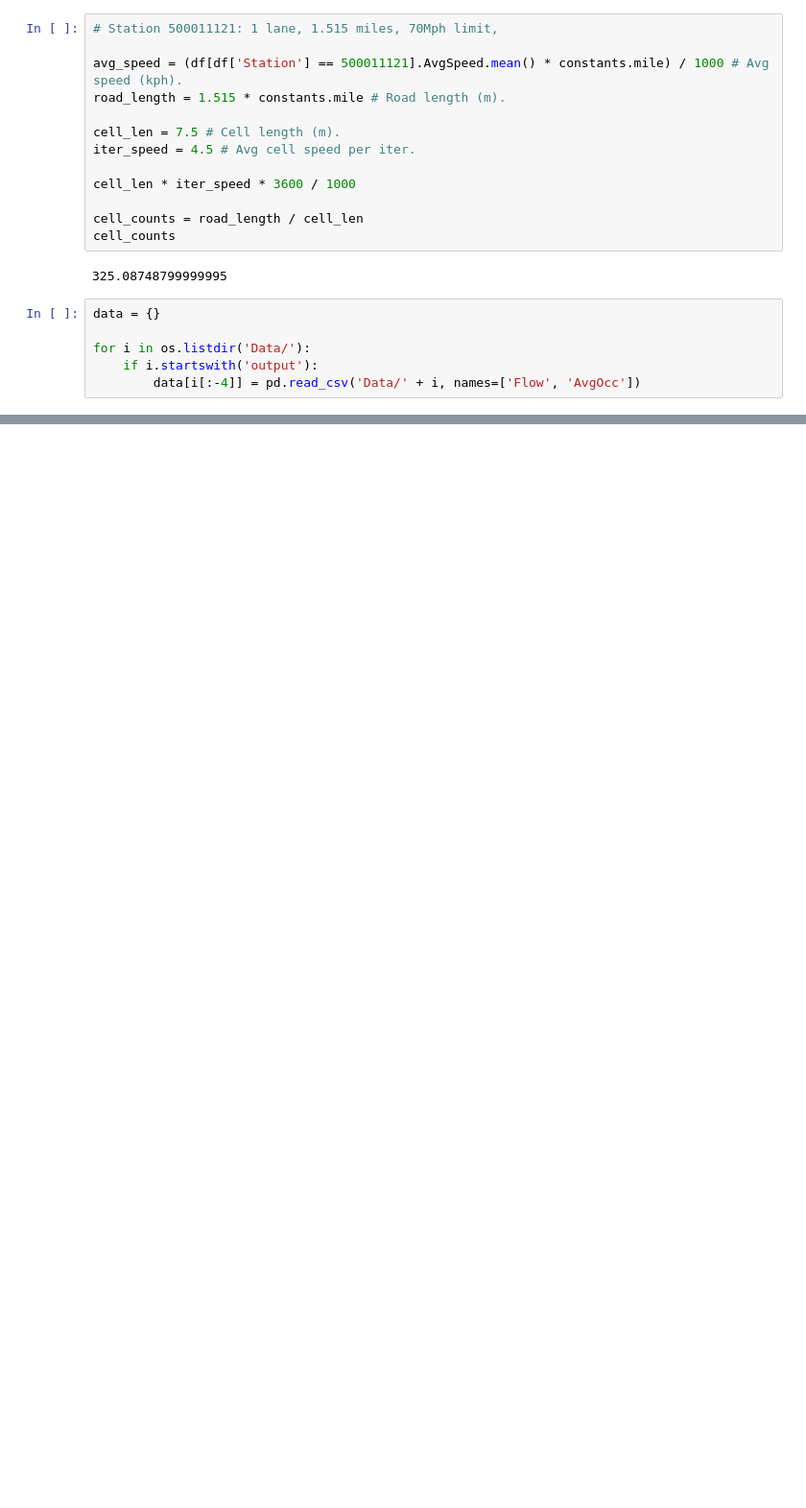
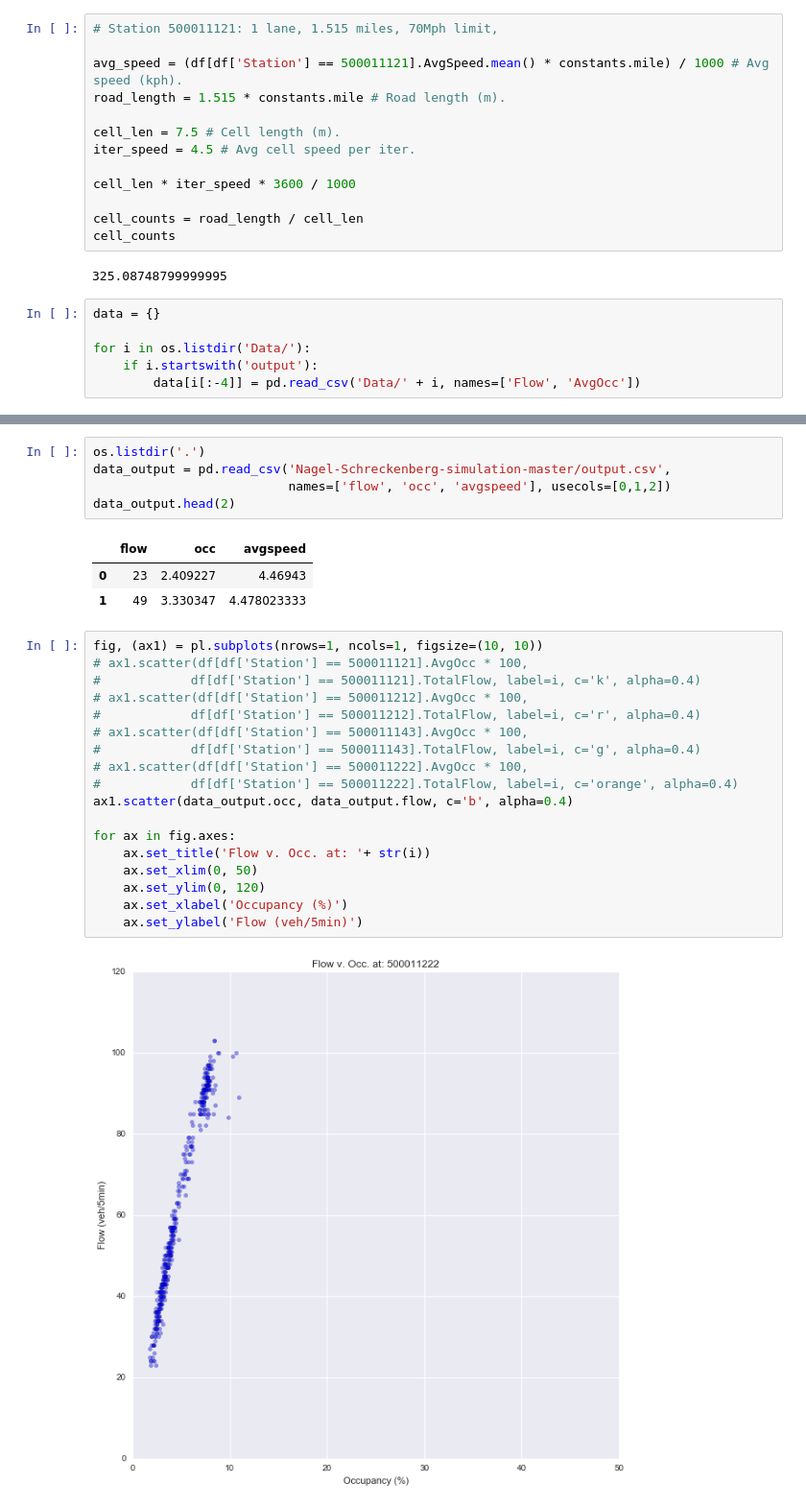
Before and after one commit to jvani/MM_CellularAutomaton, a Jupyter notebook: MM_SR1_Data.ipynb, the cells around one changed output, grey strips where cells are left out. Shown at 96% size. Cells and saved outputs as stored; diff of their text form; blank space fills up the shorter version.

Commit message:
Data With Various Input Probabilities.

```diff
--- a/MM_SR1_Data.ipynb
+++ b/MM_SR1_Data.ipynb
@@ -106,0 +91,29 @@ for ax, i in zip(fig.axes, data.keys()):
+# %%
+os.listdir('.')
+data_output = pd.read_csv('Nagel-Schreckenberg-simulation-master/output.csv',
+                          names=['flow', 'occ', 'avgspeed'], usecols=[0,1,2])
+data_output.head(2)
+# %% [output]
+|  | flow | occ | avgspeed |
+| 0 | 23 | 2.409227 | 4.46943 |
+| 1 | 49 | 3.330347 | 4.478023333 |
+# %%
+fig, (ax1) = pl.subplots(nrows=1, ncols=1, figsize=(10, 10))
+# ax1.scatter(df[df['Station'] == 500011121].AvgOcc * 100,
+#            df[df['Station'] == 500011121].TotalFlow, label=i, c='k', alpha=0.4)
+# ax1.scatter(df[df['Station'] == 500011212].AvgOcc * 100,
+#            df[df['Station'] == 500011212].TotalFlow, label=i, c='r', alpha=0.4)
+# ax1.scatter(df[df['Station'] == 500011143].AvgOcc * 100,
+#            df[df['Station'] == 500011143].TotalFlow, label=i, c='g', alpha=0.4)
+# ax1.scatter(df[df['Station'] == 500011222].AvgOcc * 100,
+#            df[df['Station'] == 500011222].TotalFlow, label=i, c='orange', alpha=0.4)
+ax1.scatter(data_output.occ, data_output.flow, c='b', alpha=0.4)
+
+for ax in fig.axes:
+    ax.set_title('Flow v. Occ. at: '+ str(i))
+    ax.set_xlim(0, 50)
+    ax.set_ylim(0, 120)
+    ax.set_xlabel('Occupancy (%)')
+    ax.set_ylabel('Flow (veh/5min)')
+# %% [output]
+[figure, added]
```
Also changed, not shown: parts of 6 cells of this notebook, 5 other files.
